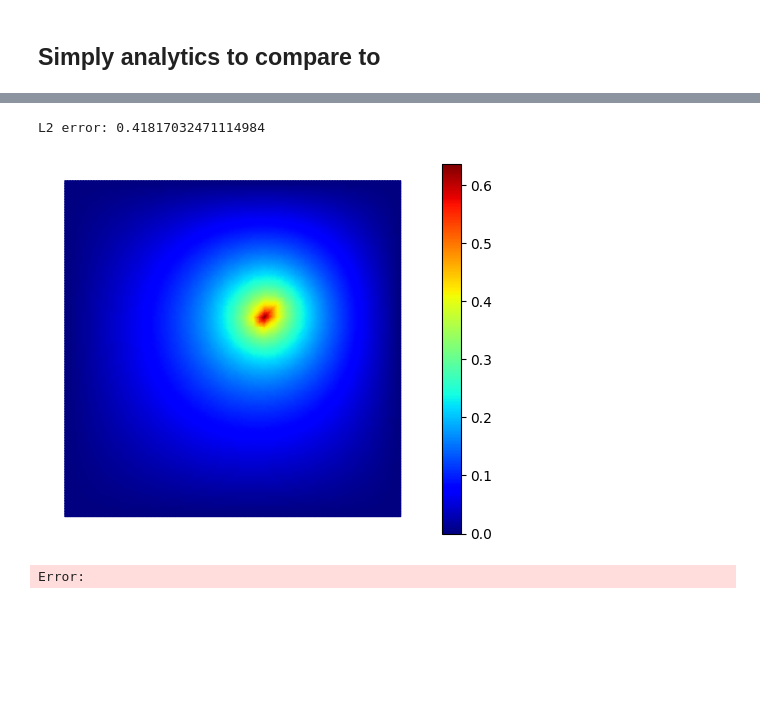
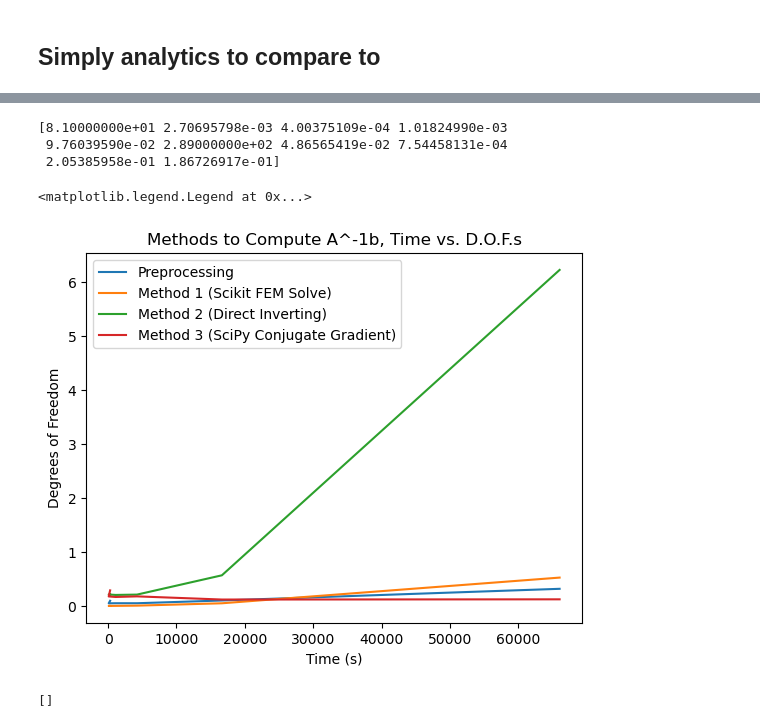
Before and after one commit to vcaipu/cqednumerics, a Jupyter notebook: examples/PoissonLinearSolver.ipynb, the cells around one changed output, grey strips where cells are left out. Cells and saved outputs as stored; diff of their text form; code cells hidden in the pictures; blank space fills up the shorter version.

Commit message:
runtime tests for differen poisson solvers

```diff
--- a/examples/PoissonLinearSolver.ipynb
+++ b/examples/PoissonLinearSolver.ipynb
@@ -10,13 +17,16 @@ import numpy as np
+# %%
+times = [] # To keep track of time it took for every task
 # %% [markdown]
 ## Define Mesh
 
 Can be done on same mesh as problem you are solving
 # %%
 L = 5.0
-mesh = MeshTri.init_sqsymmetric().refined(4)
+mesh = MeshTri.init_sqsymmetric().refined(6)
 mesh = mesh.scaled(2 * L).translated((-L, -L))
 element = ElementTriP1()
 basis = Basis(mesh,element)
 source = np.array([1, 1])
-mesh
+interior_dofs = np.setdiff1d(np.arange(basis.N), basis.get_dofs().flatten())
+print(f"DOFs: {basis.N} | Interior: {len(interior_dofs)}")
 # %% [output]
@@ -87,22 +154,18 @@ Error:
+# %%
+print(times)
+# %% [output]
+[8.10000000e+01 2.70695798e-03 4.00375109e-04 1.01824990e-03
+ 9.76039590e-02 2.89000000e+02 4.86565419e-02 7.54458131e-04
+ 2.05385958e-01 1.86726917e-01]
 # %%
-a = np.linalg.norm(basis.mesh.p, axis=0).max()
-exact = basis.project(lambda x: greens(a, source, x))
+def visualize(u_interior):
+    u_full = np.zeros(len(basis.doflocs.T))
+    interior_dofs = np.setdiff1d(np.arange(basis.N), basis.get_dofs().flatten())
+    u_full[interior_dofs] = u_interior
+    # return plot(basis,
+    #             u_full,
+    #             shading='gouraud',
+    #             nrefs=2,
+    #             colorbar=True)
 
-error = x - exact
-l2error = np.sqrt(error @ mass.assemble(basis) @ error)
-
-def visualize():
-    from skfem.visuals.matplotlib import plot
-    return plot(basis,
-                x,
-                shading='gouraud',
-                nrefs=2,
-                colorbar=True)
-
-if __name__ == "__main__":
-    print("L2 error:", l2error)
-    visualize().show()
+visualize(u1)
-# %% [output]
-L2 error: 0.41817032471114984
-[figure, removed]
-Error:
@@ -108,0 +186,17 @@ Error:
+# %%
+npTimes = np.array(times)
+plt.plot(npTimes[:,0],npTimes[:,1],label="Preprocessing")
+plt.plot(npTimes[:,0],npTimes[:,2],label="Method 1 (Scikit FEM Solve)")
+plt.plot(npTimes[:,0],npTimes[:,3],label="Method 2 (Direct Inverting)")
+plt.plot(npTimes[:,0],npTimes[:,4],label="Method 3 (SciPy Conjugate Gradient)")
+plt.title("Methods to Compute A^-1b, Time vs. D.O.F.s")
+plt.ylabel("Degrees of Freedom")
+plt.xlabel("Time (s)")
+plt.legend()
+# %% [output]
+<matplotlib.legend.Legend at 0x...>
+[figure, added]
+# %%
+print(times)
+# %% [output]
+[]
```
Also changed, not shown: parts of 9 cells of this notebook, 2 other files.
